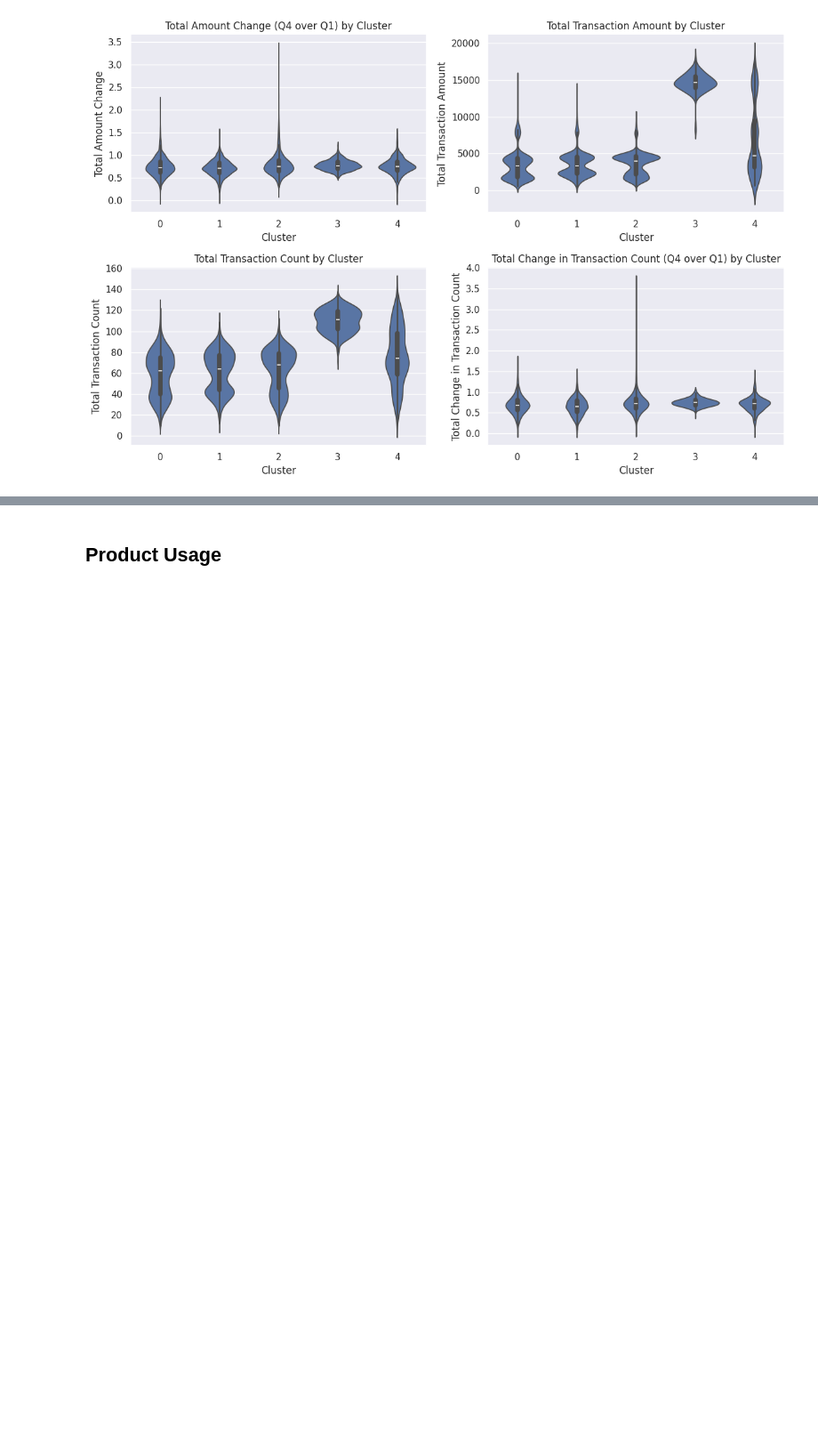
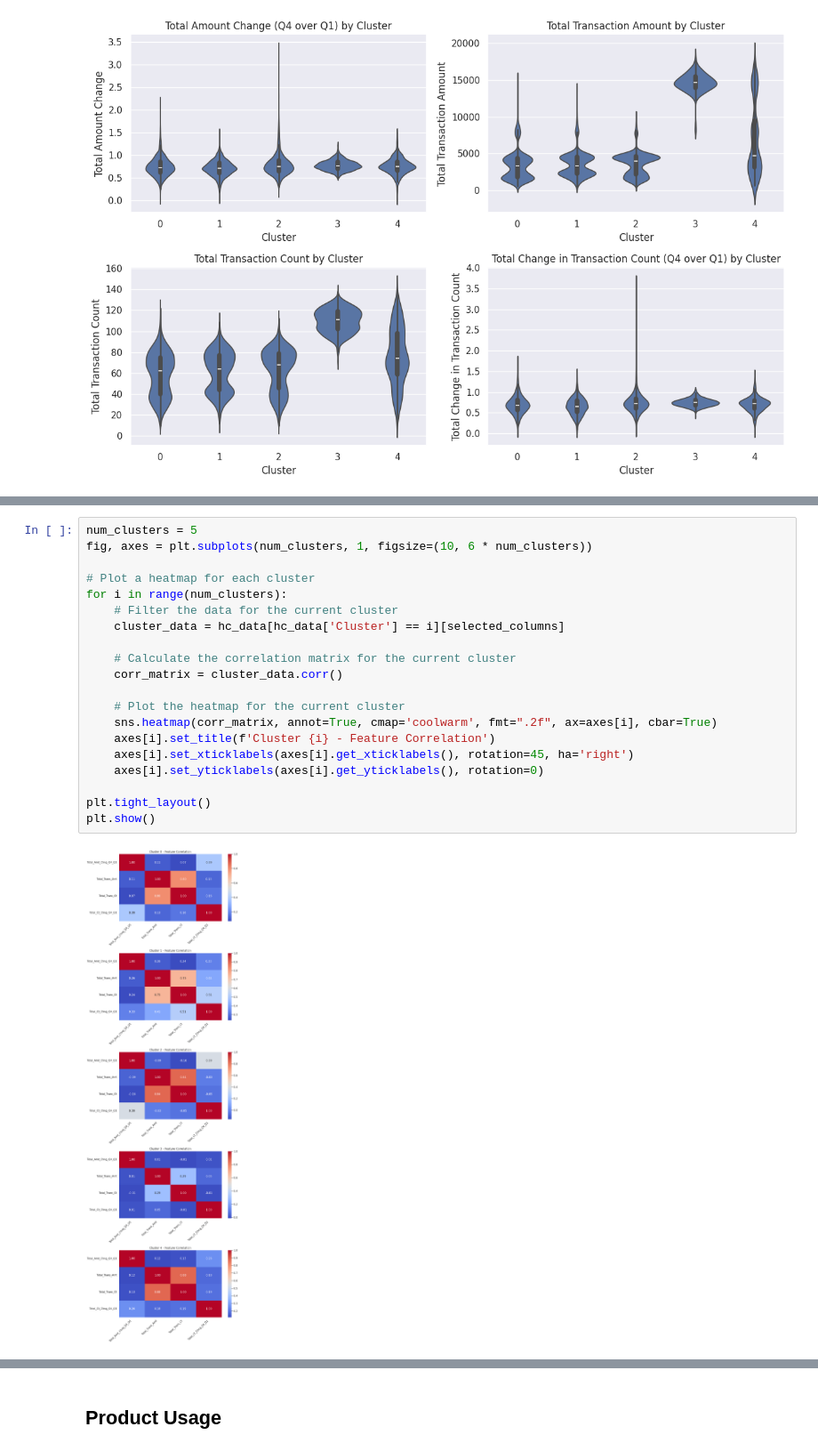
Before and after one commit to SpikyCherry/DSA3101_group9, a Jupyter notebook: A3_Customer_Behaviours.ipynb, the cells around one changed output, grey strips where cells are left out. Shown at 89% size. Drawn from its saved outputs; the diff is of its cells as text; blank space fills up the shorter version.

```diff
--- a/A3_Customer_Behaviours.ipynb
+++ b/A3_Customer_Behaviours.ipynb
@@ -449,0 +490,22 @@ plt.show()
+# %%
+num_clusters = 5
+fig, axes = plt.subplots(num_clusters, 1, figsize=(10, 6 * num_clusters))
+
+# Plot a heatmap for each cluster
+for i in range(num_clusters):
+    # Filter the data for the current cluster
+    cluster_data = hc_data[hc_data['Cluster'] == i][selected_columns]
+
+    # Calculate the correlation matrix for the current cluster
+    corr_matrix = cluster_data.corr()
+
+    # Plot the heatmap for the current cluster
+    sns.heatmap(corr_matrix, annot=True, cmap='coolwarm', fmt=".2f", ax=axes[i], cbar=True)
+    axes[i].set_title(f'Cluster {i} - Feature Correlation')
+    axes[i].set_xticklabels(axes[i].get_xticklabels(), rotation=45, ha='right')
+    axes[i].set_yticklabels(axes[i].get_yticklabels(), rotation=0)
+
+plt.tight_layout()
+plt.show()
+# %% [output]
+[figure, added]
```
Also changed, not shown: parts of 23 cells of this notebook.
